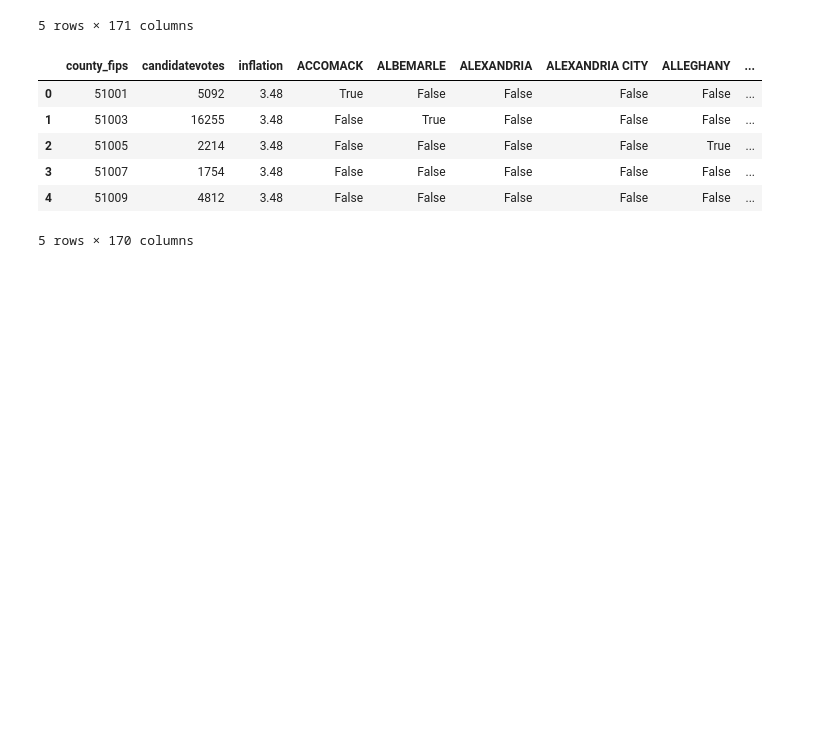
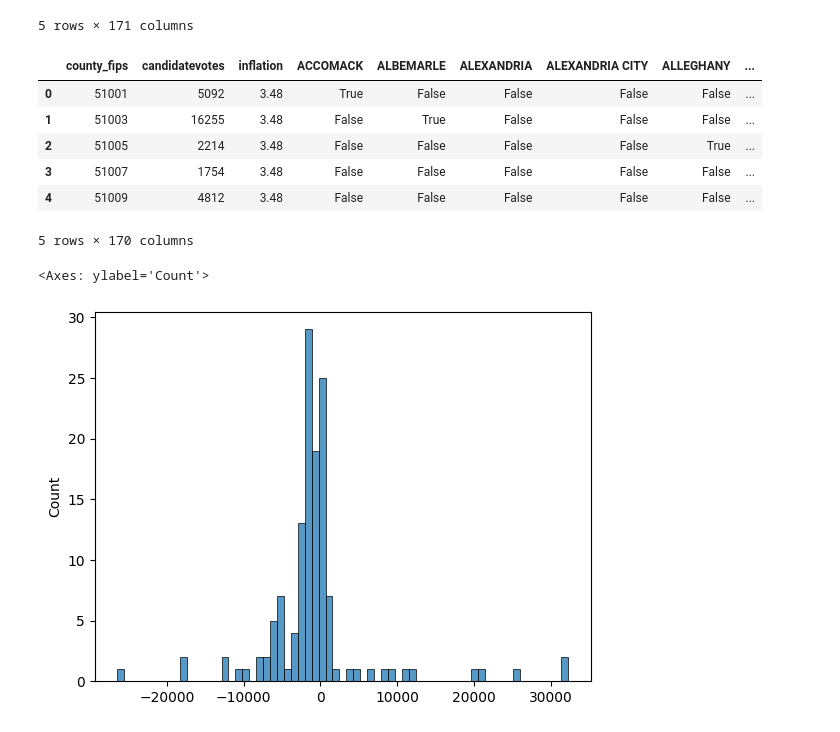
Before and after one commit to ashleyr05/project_voting, a Jupyter notebook: va_voting.ipynb, the cells around one changed output. Saved outputs shown, nothing was run; the diff lists cells and outputs as text; code cells hidden in the pictures; blank space fills up the shorter version.

Commit message:
creating visualizations

```diff
--- a/va_voting.ipynb
+++ b/va_voting.ipynb
@@ -601,6 +601,13 @@ rf2 = model2.fit(X_all,y) # Fit the rf model
 # %%
 # Make predictions:
 y_hat_rf2 = rf2.predict(predict_matrix) # Model predictions
+# %%
+sns.histplot(y_hat_rf2)
+# histogram shows that there is variation between counties
+# some counties are more republican & some are more democrat
+# %% [output]
+<Axes: ylabel='Count'>
+[figure, added]
 # %%
 y_hat_rf2.sum() # adding up all predicted vote differentials across counties to get total virginia vote
 # %% [output]
```
Also changed, not shown: parts of 11 cells of this notebook.
